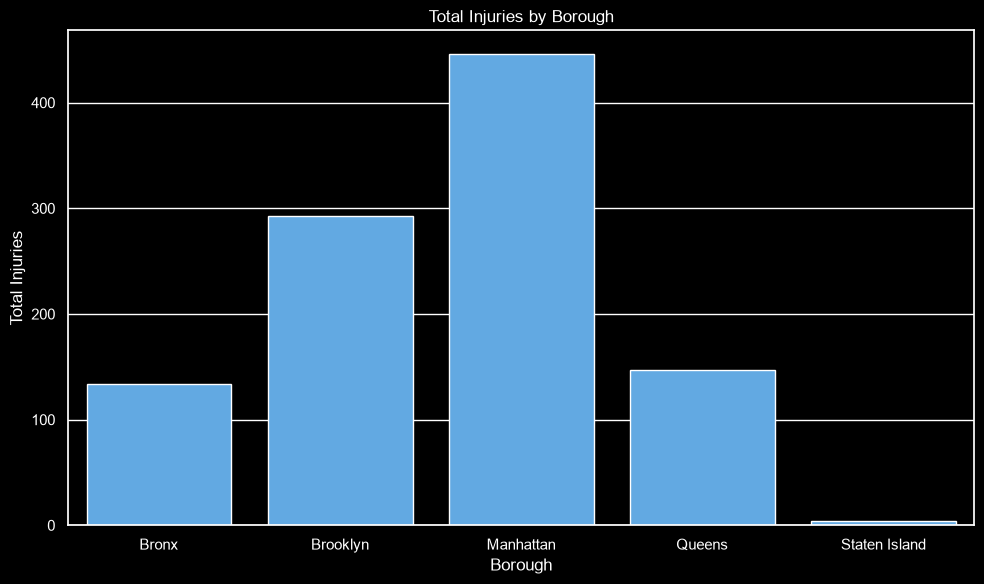
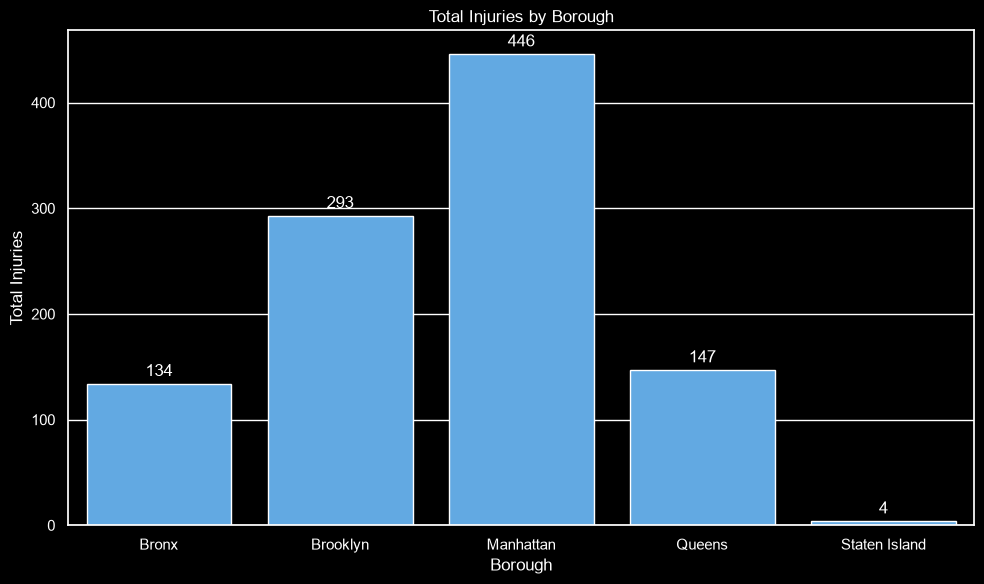
Unified diff of the notebook cell whose output changed from the first chart to the second:
--- before
+++ after
@@ -11,4 +11,5 @@
     ylabel='Total Injuries'
 )
+ax.bar_label(ax.containers[0], padding=3)
 plt.tight_layout()
 plt.show()

Commit: add numbers to a graph